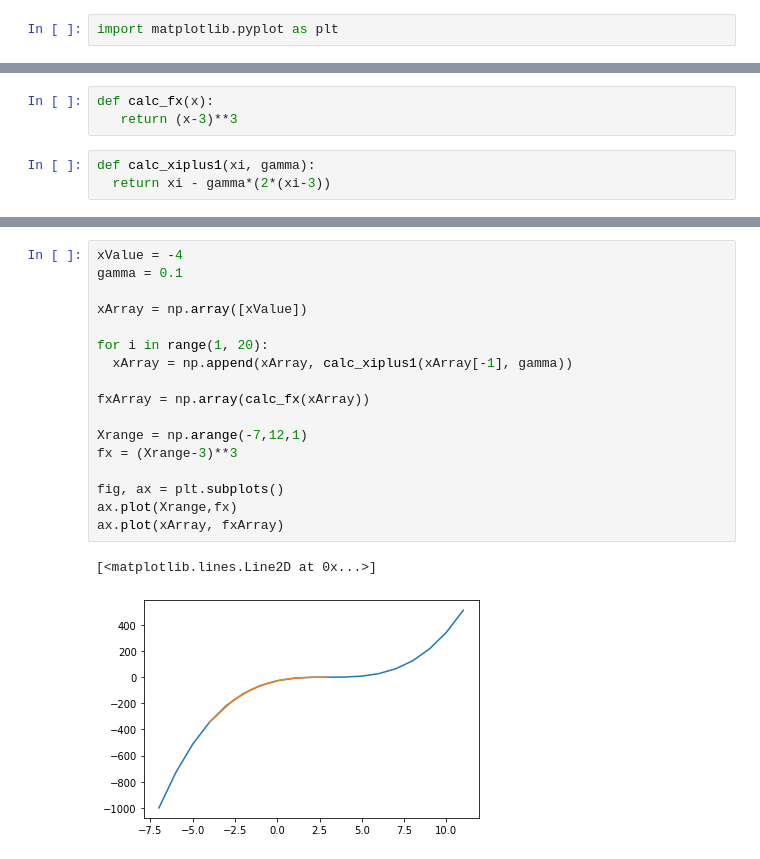
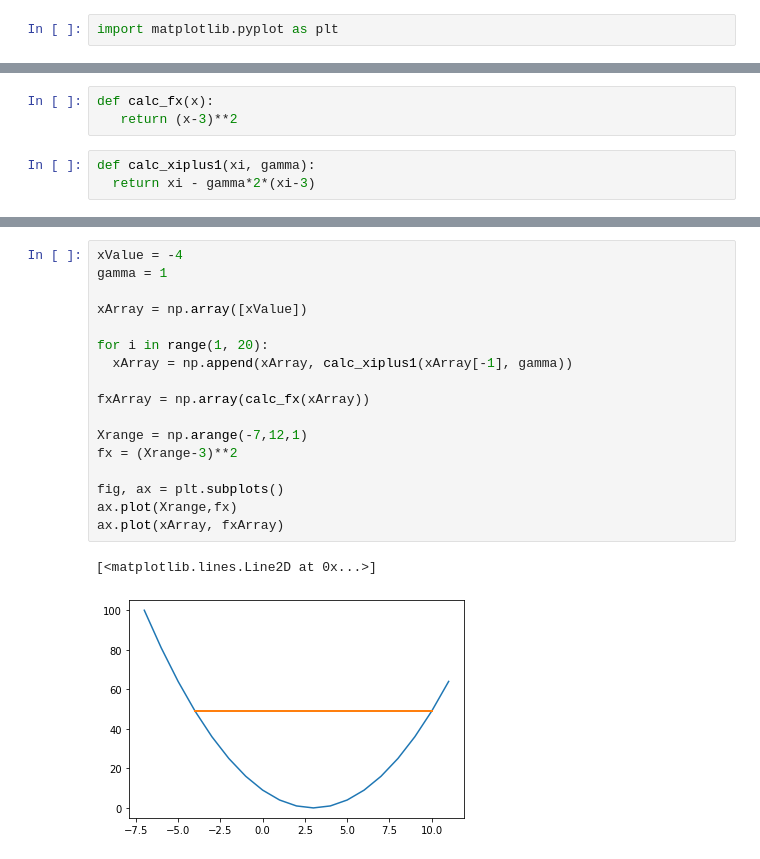
Before and after one commit to StephenTGibson/COMP527-colabNotebooks, a Jupyter notebook: Numpy,_Matplotlib,_and_Math_Preliminaries.ipynb, the cells around one changed output, grey strips where cells are left out. Drawn from its saved outputs; the diff is of its cells as text.

```diff
--- a/Numpy,_Matplotlib,_and_Math_Preliminaries.ipynb
+++ b/Numpy,_Matplotlib,_and_Math_Preliminaries.ipynb
@@ -186,9 +195,9 @@ plt.plot(Xrange,fx)
 # %%
 def calc_fx(x):
-   return (x-3)**3
+   return (x-3)**2
 # %%
 def calc_xiplus1(xi, gamma):
-  return xi - gamma*(2*(xi-3))
+  return xi - gamma*2*(xi-3)
 # %%
 xValue = -4
 gamma = 0.01
@@ -212,22 +266,22 @@ ax.plot(xArray, fxArray)
 # %%
 xValue = -4
-gamma = 0.1
+gamma = 1
 
 xArray = np.array([xValue])
 
 for i in range(1, 20):
   xArray = np.append(xArray, calc_xiplus1(xArray[-1], gamma))
 
 fxArray = np.array(calc_fx(xArray))
 
 Xrange = np.arange(-7,12,1)
-fx = (Xrange-3)**3
+fx = (Xrange-3)**2
 
 fig, ax = plt.subplots()
 ax.plot(Xrange,fx)
 ax.plot(xArray, fxArray)
 # %% [output]
 [<matplotlib.lines.Line2D at 0x...>]
-[figure, old version]
+[figure, new version]
 # %%
 xValue = -4
```
Also changed, not shown: parts of 9 cells of this notebook.
